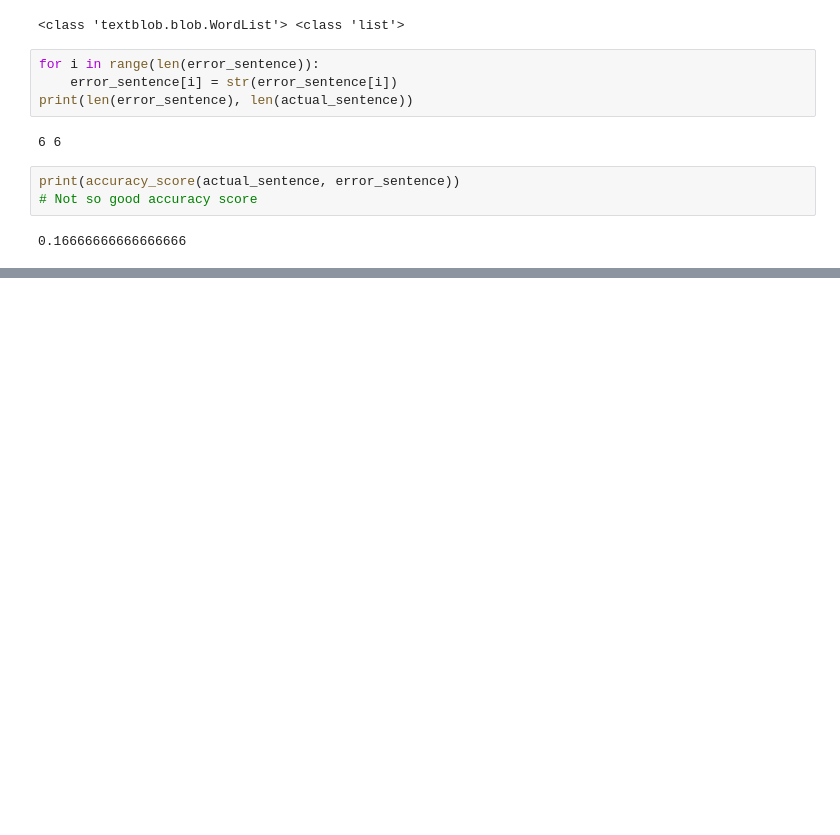
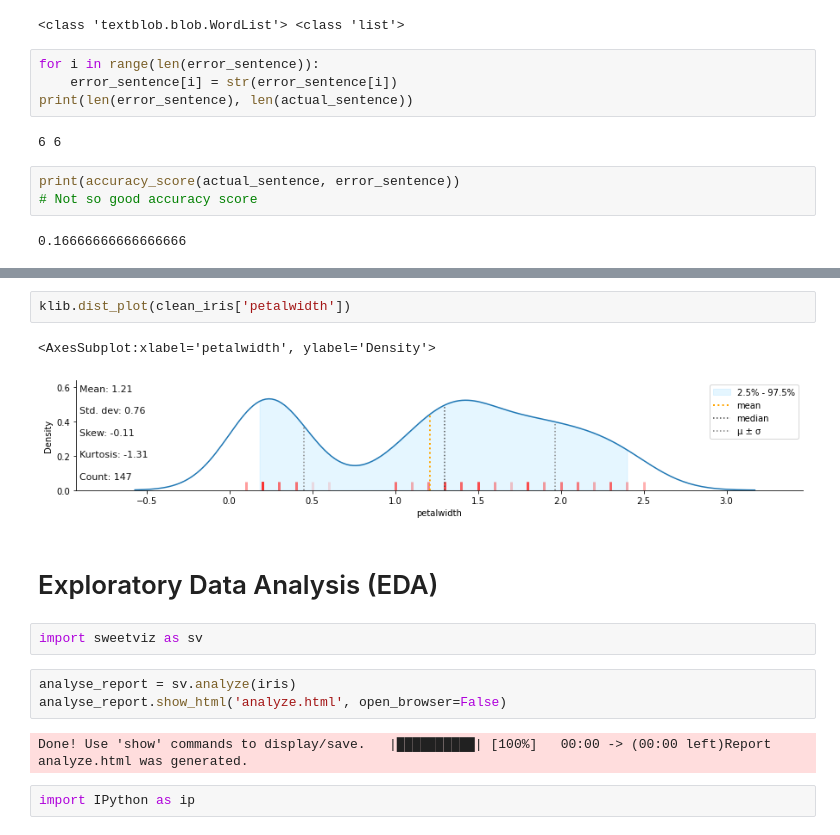
Before and after one commit to MohakChugh/Learning-Python, a Jupyter notebook: Self_Nodes_For_Learning.ipynb, the cells around one changed output, grey strips where cells are left out. Saved outputs shown, nothing was run; the diff lists cells and outputs as text; blank space fills up the shorter version.

```diff
--- a/Self_Nodes_For_Learning.ipynb
+++ b/Self_Nodes_For_Learning.ipynb
@@ -1014,0 +1093,16 @@ print(accuracy_score(actual_sentence, error_sentence))
+# %%
+klib.dist_plot(clean_iris['petalwidth'])
+# %% [output]
+<AxesSubplot:xlabel='petalwidth', ylabel='Density'>
+[figure, added]
+# %% [markdown]
+# Exploratory Data Analysis (EDA)
+# %%
+import sweetviz as sv
+# %%
+analyse_report = sv.analyze(iris)
+analyse_report.show_html('analyze.html', open_browser=False)
+# %% [output]
+Done! Use 'show' commands to display/save.   |██████████| [100%]   00:00 -> (00:00 left)Report analyze.html was generated.
+# %%
+import IPython as ip
```
Also changed, not shown: parts of 42 cells of this notebook, 2 other files.
